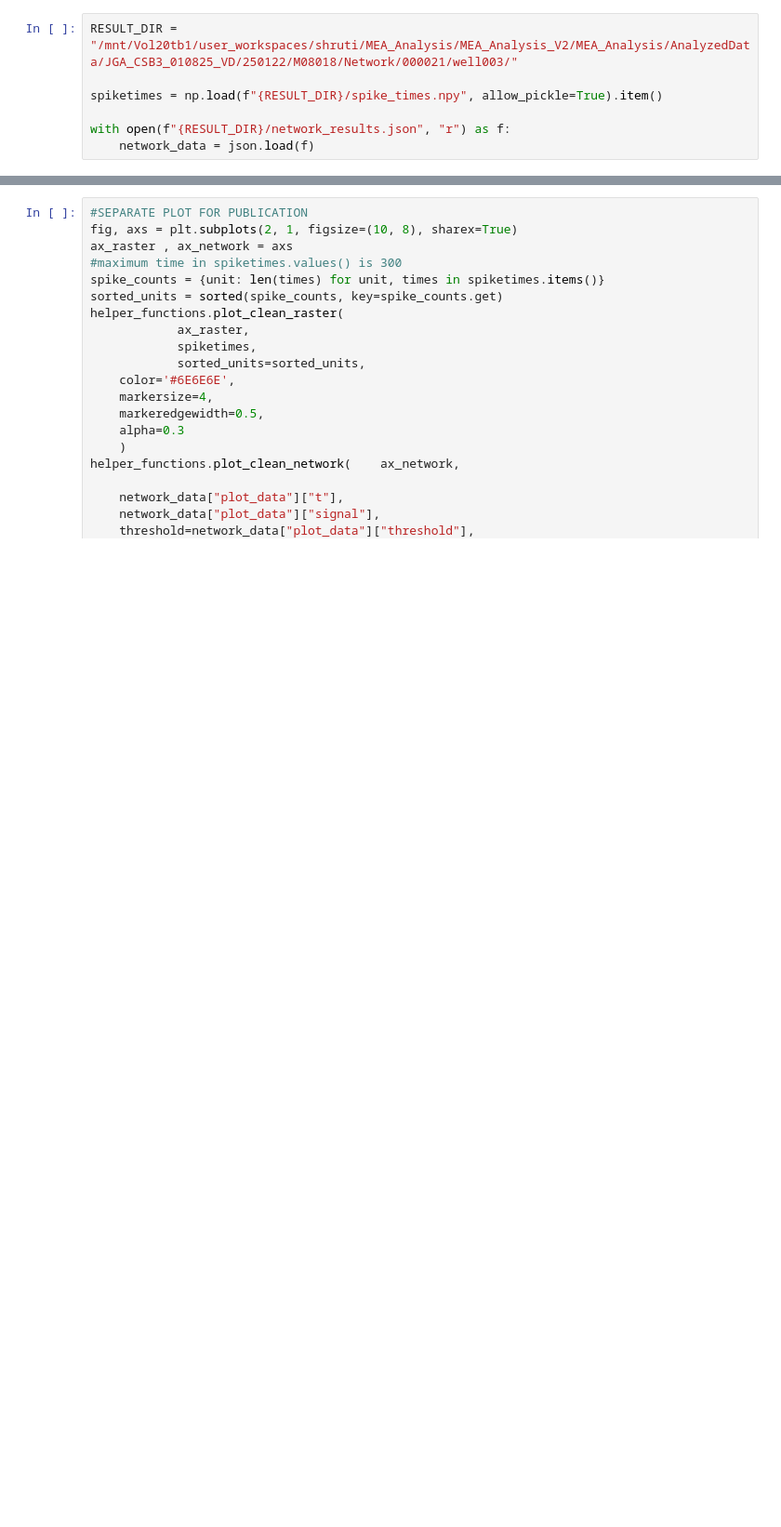
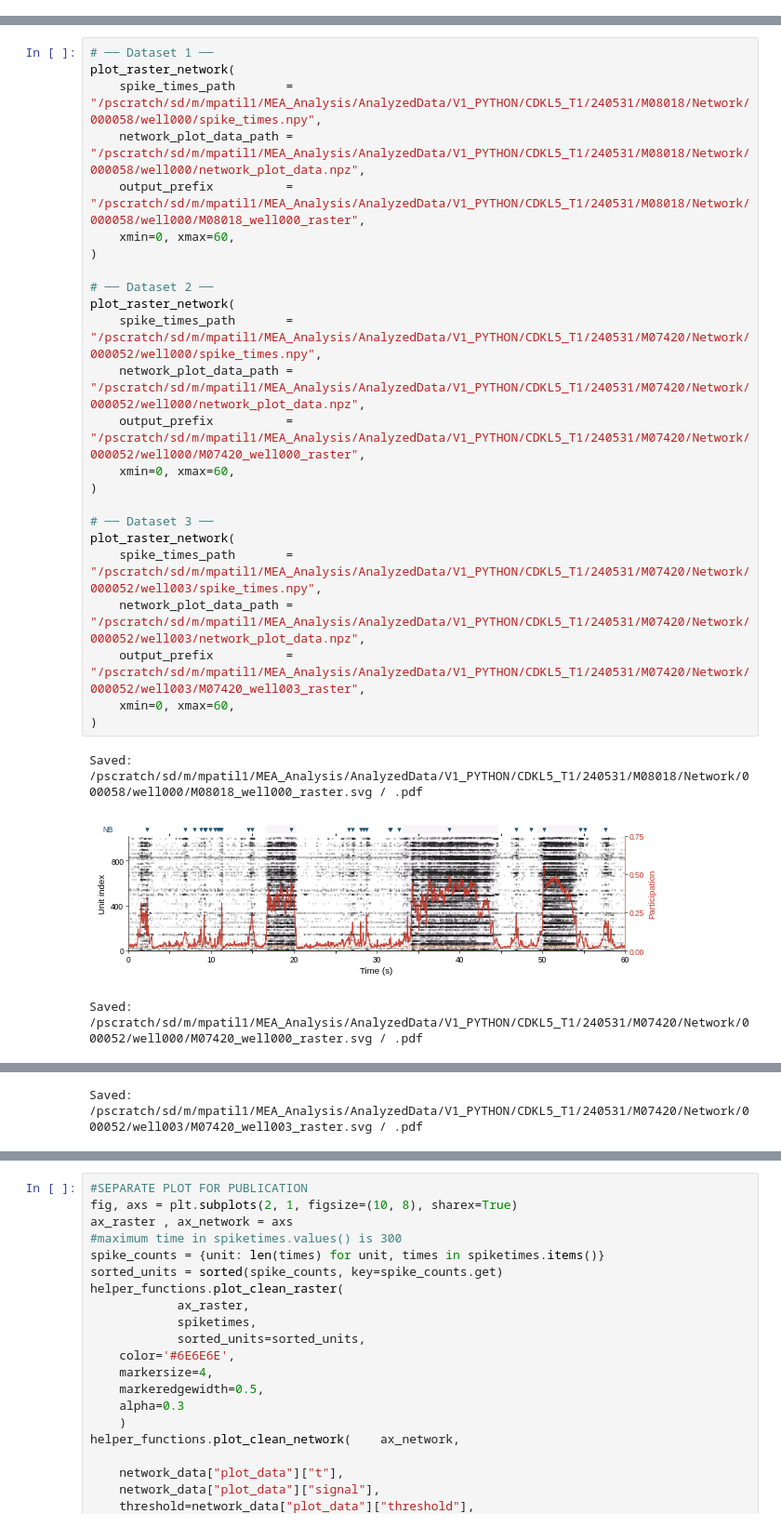
Before and after one commit to BenShalomLab/MEA-Analysis-Plotter, a Jupyter notebook: plotRasterandNetwork_pub.ipynb, the cells around one changed output, grey strips where cells are left out. Shown at 93% size. Saved outputs shown, nothing was run; the diff lists cells and outputs as text; blank space fills up the shorter version.

```diff
--- a/plotRasterandNetwork_pub.ipynb
+++ b/plotRasterandNetwork_pub.ipynb
@@ -7,7 +6,0 @@ import json
-# %%
-RESULT_DIR = "/mnt/Vol20tb1/user_workspaces/shruti/MEA_Analysis/MEA_Analysis_V2/MEA_Analysis/AnalyzedData/JGA_CSB3_010825_VD/250122/M08018/Network/000021/well003/"
-
-spiketimes = np.load(f"{RESULT_DIR}/spike_times.npy", allow_pickle=True).item()
-
-with open(f"{RESULT_DIR}/network_results.json", "r") as f:
-    network_data = json.load(f)
@@ -51,0 +191,28 @@ fig.savefig(f"{RESULT_DIR}/M08018_well003_Healthy_mergedraster", dpi=300, bbox_i
+# %%
+# ── Dataset 1 ──
+plot_raster_network(
+    spike_times_path       = "/pscratch/sd/m/mpatil1/MEA_Analysis/AnalyzedData/V1_PYTHON/CDKL5_T1/240531/M08018/Network/000058/well000/spike_times.npy",
+    network_plot_data_path = "/pscratch/sd/m/mpatil1/MEA_Analysis/AnalyzedData/V1_PYTHON/CDKL5_T1/240531/M08018/Network/000058/well000/network_plot_data.npz",
+    output_prefix          = "/pscratch/sd/m/mpatil1/MEA_Analysis/AnalyzedData/V1_PYTHON/CDKL5_T1/240531/M08018/Network/000058/well000/M08018_well000_raster",
+    xmin=0, xmax=60,
+)
+
+# ── Dataset 2 ──
+plot_raster_network(
+    spike_times_path       = "/pscratch/sd/m/mpatil1/MEA_Analysis/AnalyzedData/V1_PYTHON/CDKL5_T1/240531/M07420/Network/000052/well000/spike_times.npy",
+    network_plot_data_path = "/pscratch/sd/m/mpatil1/MEA_Analysis/AnalyzedData/V1_PYTHON/CDKL5_T1/240531/M07420/Network/000052/well000/network_plot_data.npz",
+    output_prefix          = "/pscratch/sd/m/mpatil1/MEA_Analysis/AnalyzedData/V1_PYTHON/CDKL5_T1/240531/M07420/Network/000052/well000/M07420_well000_raster",
+    xmin=0, xmax=60,
+)
+
+# ── Dataset 3 ──
+plot_raster_network(
+    spike_times_path       = "/pscratch/sd/m/mpatil1/MEA_Analysis/AnalyzedData/V1_PYTHON/CDKL5_T1/240531/M07420/Network/000052/well003/spike_times.npy",
+    network_plot_data_path = "/pscratch/sd/m/mpatil1/MEA_Analysis/AnalyzedData/V1_PYTHON/CDKL5_T1/240531/M07420/Network/000052/well003/network_plot_data.npz",
+    output_prefix          = "/pscratch/sd/m/mpatil1/MEA_Analysis/AnalyzedData/V1_PYTHON/CDKL5_T1/240531/M07420/Network/000052/well003/M07420_well003_raster",
+    xmin=0, xmax=60,
+)
+# %% [output]
+Saved: /pscratch/sd/m/mpatil1/MEA_Analysis/AnalyzedData/V1_PYTHON/CDKL5_T1/240531/M08018/Network/000058/well000/M08018_well000_raster.svg / .pdf
+[figure, added]
+Saved: /pscratch/sd/m/mpatil1/MEA_Analysis/AnalyzedData/V1_PYTHON/CDKL5_T1/240531/M07420/Network/000052/well000/M07420_well000_raster.svg / .pdf
@@ -51,0 +220 @@ fig.savefig(f"{RESULT_DIR}/M08018_well003_Healthy_mergedraster", dpi=300, bbox_i
+Saved: /pscratch/sd/m/mpatil1/MEA_Analysis/AnalyzedData/V1_PYTHON/CDKL5_T1/240531/M07420/Network/000052/well003/M07420_well003_raster.svg / .pdf
```
Also changed, not shown: parts of 4 cells of this notebook, 1 other file.
